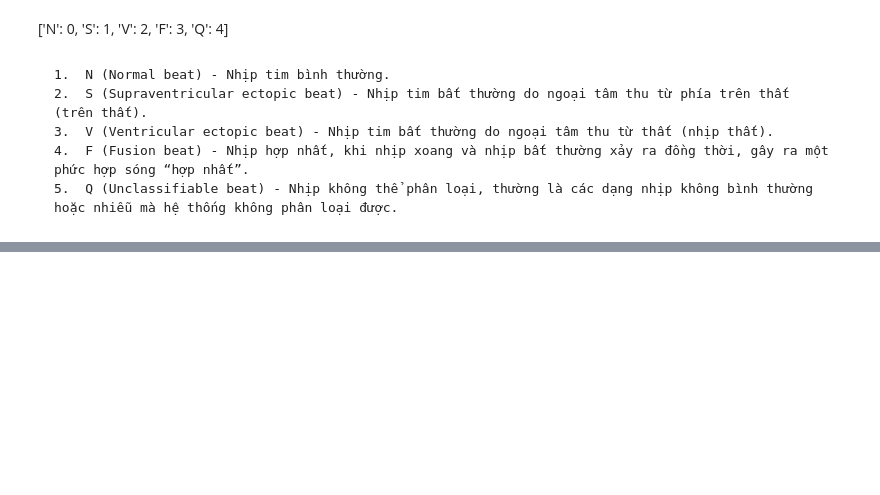
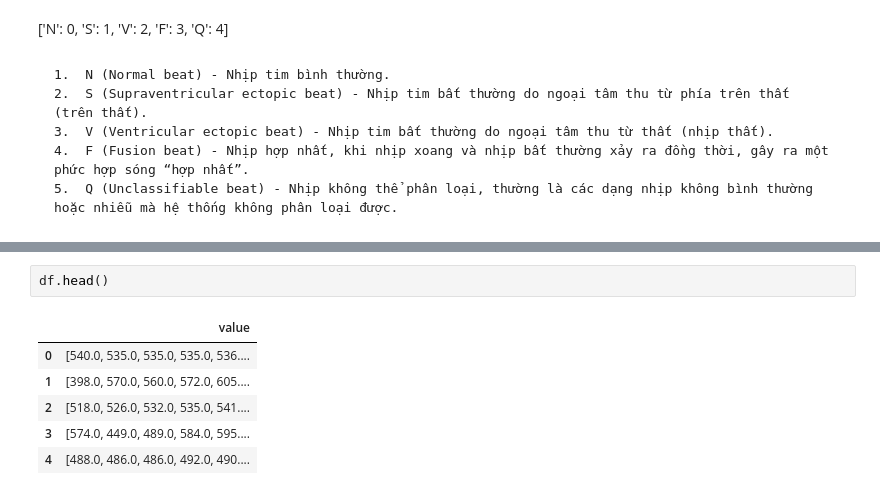
Before and after one commit to tinh2406/server_iot, a Jupyter notebook: train.ipynb, the cells around one changed output, grey strips where cells are left out. Saved outputs shown, nothing was run; the diff lists cells and outputs as text; blank space fills up the shorter version.

```diff
--- a/train.ipynb
+++ b/train.ipynb
@@ -72,0 +87,9 @@ Predicted label: 0
+# %%
+df.head()
+# %% [output]
+|  | value |
+| 0 | [540.0, 535.0, 535.0, 535.0, 536.... |
+| 1 | [398.0, 570.0, 560.0, 572.0, 605.... |
+| 2 | [518.0, 526.0, 532.0, 535.0, 541.... |
+| 3 | [574.0, 449.0, 489.0, 584.0, 595.... |
+| 4 | [488.0, 486.0, 486.0, 492.0, 490.... |
```
Also changed, not shown: parts of 8 cells of this notebook, 3 other files.
